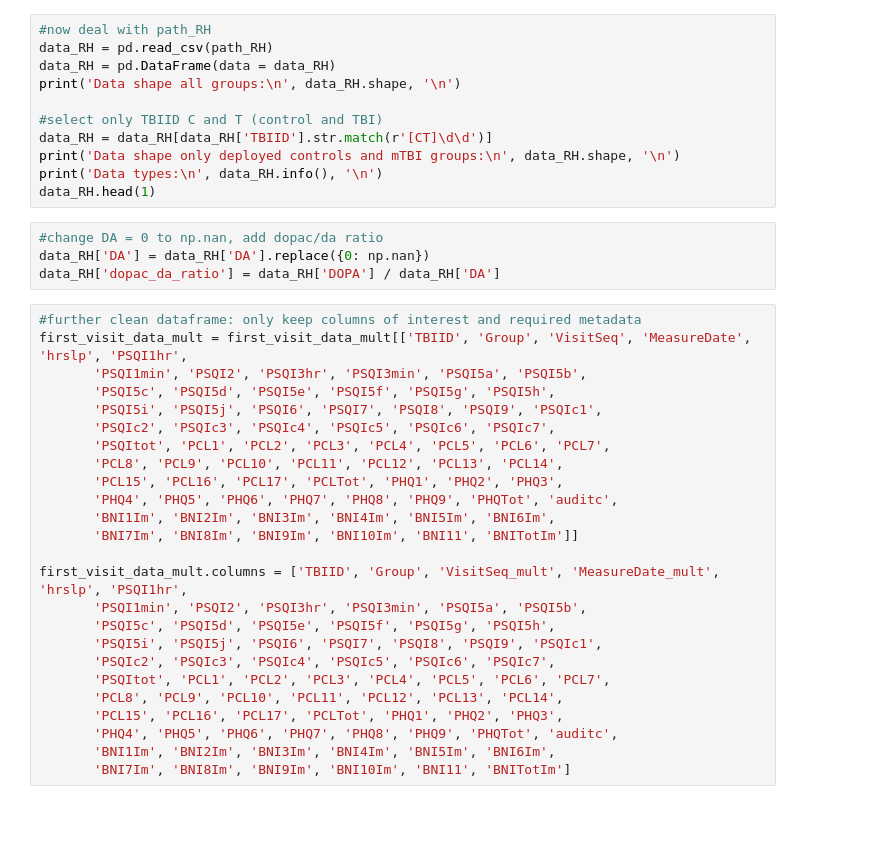
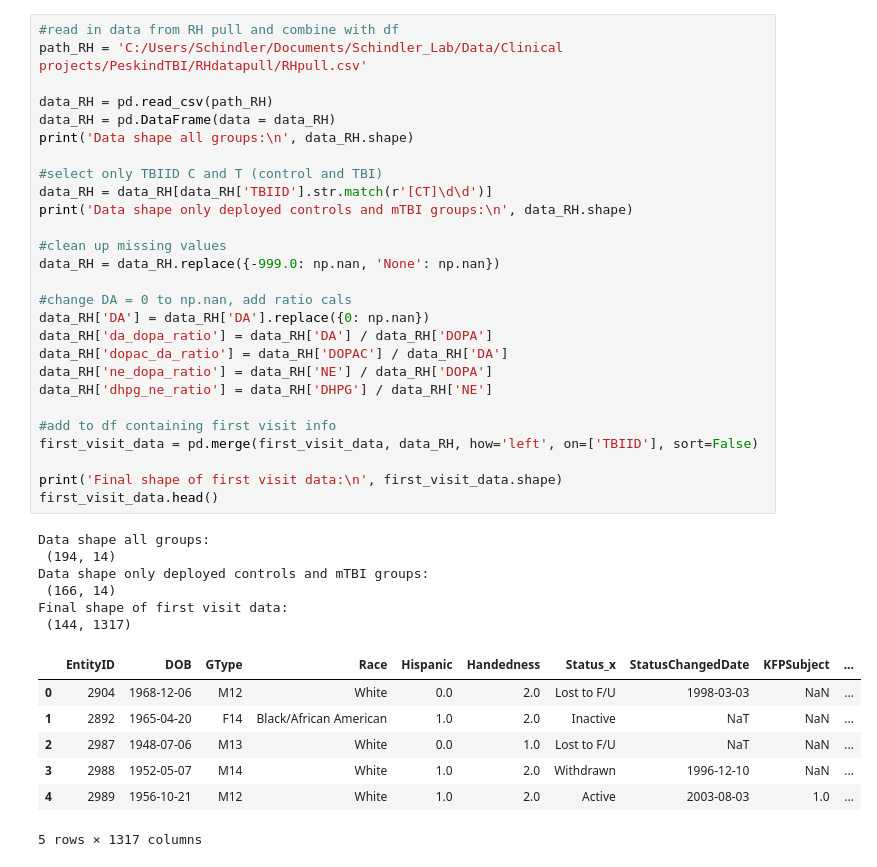
Before and after one commit to grace3999/Clinical, a Jupyter notebook: TBI_AUDITC_preproc.ipynb, the cells around one changed output. Cells and saved outputs as stored; diff of their text form; blank space fills up the shorter version.

```diff
--- a/TBI_AUDITC_preproc.ipynb
+++ b/TBI_AUDITC_preproc.ipynb
@@ -175,40 +118,41 @@ first_visit_data_PET.head(1)
 # %%
-#now deal with path_RH
+#read in data from RH pull and combine with df
+path_RH = 'C:/Users/Schindler/Documents/Schindler_Lab/Data/Clinical projects/PeskindTBI/RHdatapull/RHpull.csv'
+
 data_RH = pd.read_csv(path_RH)
 data_RH = pd.DataFrame(data = data_RH)
-print('Data shape all groups:\n', data_RH.shape, '\n')
+print('Data shape all groups:\n', data_RH.shape)
 
 #select only TBIID C and T (control and TBI)
 data_RH = data_RH[data_RH['TBIID'].str.match(r'[CT]\d\d')]
-print('Data shape only deployed controls and mTBI groups:\n', data_RH.shape, '\n')
-print('Data types:\n', data_RH.info(), '\n')
-data_RH.head(1)
+print('Data shape only deployed controls and mTBI groups:\n', data_RH.shape)
+
+#clean up missing values
+data_RH = data_RH.replace({-999.0: np.nan, 'None': np.nan})
+
+#change DA = 0 to np.nan, add ratio cals
+data_RH['DA'] = data_RH['DA'].replace({0: np.nan})
+data_RH['da_dopa_ratio'] = data_RH['DA'] / data_RH['DOPA']
+data_RH['dopac_da_ratio'] = data_RH['DOPAC'] / data_RH['DA']
+data_RH['ne_dopa_ratio'] = data_RH['NE'] / data_RH['DOPA']
+data_RH['dhpg_ne_ratio'] = data_RH['DHPG'] / data_RH['NE']
+
+#add to df containing first visit info
+first_visit_data = pd.merge(first_visit_data, data_RH, how='left', on=['TBIID'], sort=False)
+
+print('Final shape of first visit data:\n', first_visit_data.shape)
+first_visit_data.head()
+# %% [output]
+Data shape all groups:
+ (194, 14)
+Data shape only deployed controls and mTBI groups:
+ (166, 14)
+Final shape of first visit data:
+ (144, 1317)
+|  | EntityID | DOB | GType | Race | Hispanic | Handedness | Status_x | StatusChangedDate | KFPSubject | ... |
+| 0 | 2904 | 1968-12-06 | M12 | White | 0.0 | 2.0 | Lost to F/U | 1998-03-03 | NaN | ... |
+| 1 | 2892 | 1965-04-20 | F14 | Black/African American | 1.0 | 2.0 | Inactive | NaT | NaN | ... |
+| 2 | 2987 | 1948-07-06 | M13 | White | 0.0 | 1.0 | Lost to F/U | NaT | NaN | ... |
+| 3 | 2988 | 1952-05-07 | M14 | White | 1.0 | 2.0 | Withdrawn | 1996-12-10 | NaN | ... |
+| 4 | 2989 | 1956-10-21 | M12 | White | 1.0 | 2.0 | Active | 2003-08-03 | 1.0 | ... |
+5 rows × 1317 columns
-# %%
-#change DA = 0 to np.nan, add dopac/da ratio
-data_RH['DA'] = data_RH['DA'].replace({0: np.nan})
-data_RH['dopac_da_ratio'] = data_RH['DOPA'] / data_RH['DA']
-# %%
-#further clean dataframe: only keep columns of interest and required metadata
-first_visit_data_mult = first_visit_data_mult[['TBIID', 'Group', 'VisitSeq', 'MeasureDate', 'hrslp', 'PSQI1hr',
-       'PSQI1min', 'PSQI2', 'PSQI3hr', 'PSQI3min', 'PSQI5a', 'PSQI5b',
-       'PSQI5c', 'PSQI5d', 'PSQI5e', 'PSQI5f', 'PSQI5g', 'PSQI5h',
-       'PSQI5i', 'PSQI5j', 'PSQI6', 'PSQI7', 'PSQI8', 'PSQI9', 'PSQIc1',
-       'PSQIc2', 'PSQIc3', 'PSQIc4', 'PSQIc5', 'PSQIc6', 'PSQIc7',
-       'PSQItot', 'PCL1', 'PCL2', 'PCL3', 'PCL4', 'PCL5', 'PCL6', 'PCL7',
-       'PCL8', 'PCL9', 'PCL10', 'PCL11', 'PCL12', 'PCL13', 'PCL14',
-       'PCL15', 'PCL16', 'PCL17', 'PCLTot', 'PHQ1', 'PHQ2', 'PHQ3',
-       'PHQ4', 'PHQ5', 'PHQ6', 'PHQ7', 'PHQ8', 'PHQ9', 'PHQTot', 'auditc',
-       'BNI1Im', 'BNI2Im', 'BNI3Im', 'BNI4Im', 'BNI5Im', 'BNI6Im',
-       'BNI7Im', 'BNI8Im', 'BNI9Im', 'BNI10Im', 'BNI11', 'BNITotIm']]
-
-first_visit_data_mult.columns = ['TBIID', 'Group', 'VisitSeq_mult', 'MeasureDate_mult', 'hrslp', 'PSQI1hr',
-       'PSQI1min', 'PSQI2', 'PSQI3hr', 'PSQI3min', 'PSQI5a', 'PSQI5b',
-       'PSQI5c', 'PSQI5d', 'PSQI5e', 'PSQI5f', 'PSQI5g', 'PSQI5h',
-       'PSQI5i', 'PSQI5j', 'PSQI6', 'PSQI7', 'PSQI8', 'PSQI9', 'PSQIc1',
-       'PSQIc2', 'PSQIc3', 'PSQIc4', 'PSQIc5', 'PSQIc6', 'PSQIc7',
-       'PSQItot', 'PCL1', 'PCL2', 'PCL3', 'PCL4', 'PCL5', 'PCL6', 'PCL7',
-       'PCL8', 'PCL9', 'PCL10', 'PCL11', 'PCL12', 'PCL13', 'PCL14',
-       'PCL15', 'PCL16', 'PCL17', 'PCLTot', 'PHQ1', 'PHQ2', 'PHQ3',
-       'PHQ4', 'PHQ5', 'PHQ6', 'PHQ7', 'PHQ8', 'PHQ9', 'PHQTot', 'auditc',
-       'BNI1Im', 'BNI2Im', 'BNI3Im', 'BNI4Im', 'BNI5Im', 'BNI6Im',
-       'BNI7Im', 'BNI8Im', 'BNI9Im', 'BNI10Im', 'BNI11', 'BNITotIm']
```
Also changed, not shown: parts of 34 cells of this notebook.
